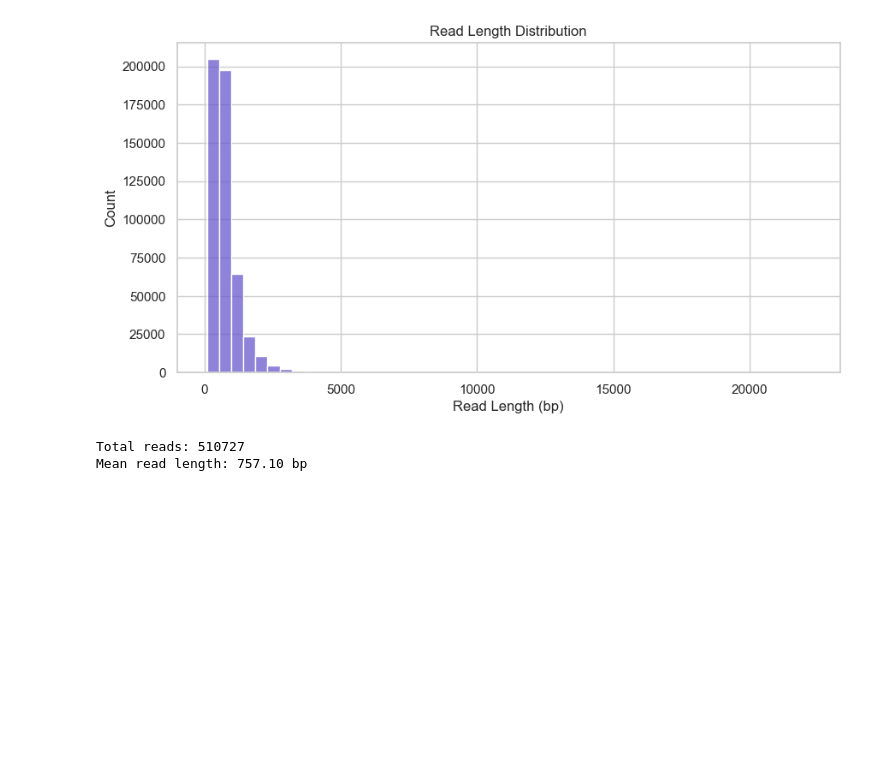
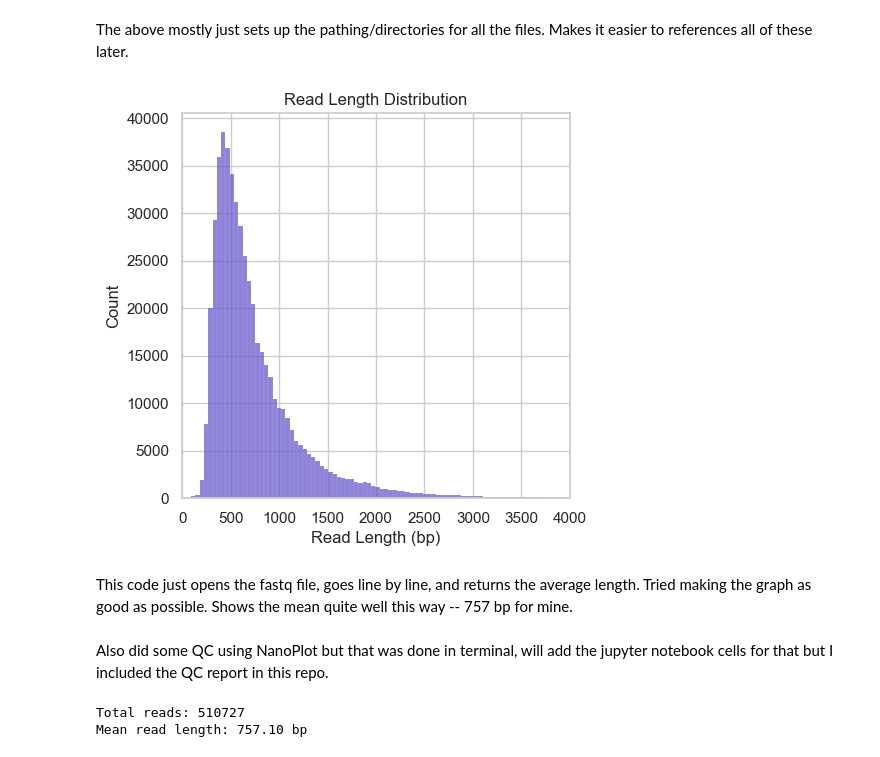
Before and after one commit to 51talcol21/long-read-rna-mouse-brownfat, a Jupyter notebook: notebooks/longread_rnaseq.ipynb, the cells around one changed output. Saved outputs shown, nothing was run; the diff lists cells and outputs as text; code cells hidden in the pictures; blank space fills up the shorter version.

Commit message:
Updated notebook with more info

```diff
--- a/notebooks/longread_rnaseq.ipynb
+++ b/notebooks/longread_rnaseq.ipynb
@@ -39,25 +17,33 @@ BED_FILE = os.path.join(ALIGN_DIR, "aligned.bed")
 SAM_FILE = os.path.join(ALIGN_DIR, "aligned.sam")
 BAM_FILE = os.path.join(ALIGN_DIR, "aligned.bam")
 SORTED_BAM = os.path.join(ALIGN_DIR, "aligned.sorted.bam")
+# %% [markdown]
+The above mostly just sets up the pathing/directories for all the files. Makes it easier to references all of these later.
 # %%
 def read_fastq_lengths(fastq_path):
     lengths = []
     with open(fastq_path, 'r') as f:
         for i, line in enumerate(f):
             if i % 4 == 1:
                 lengths.append(len(line.strip()))
     return lengths
 
 lengths = read_fastq_lengths(FASTQ_FILE)
 
-plt.figure(figsize=(10, 5))
-sns.histplot(lengths, bins=50, color='slateblue')
+plt.figure(figsize=(5, 5))
+sns.histplot(lengths, bins=500, color='slateblue')
 plt.title("Read Length Distribution")
+plt.xlim(0, 4000)
 plt.xlabel("Read Length (bp)")
 plt.ylabel("Count")
 plt.show()
 # %% [output]
-[figure, old version]
+[figure, new version]
+# %% [markdown]
+This code just opens the fastq file, goes line by line, and returns the average length. Tried making the graph as good as possible.
+Shows the mean quite well this way -- 757 bp for mine.
+# %% [markdown]
+Also did some QC using NanoPlot but that was done in terminal, will add the jupyter notebook cells for that but I included the QC report in this repo.
 # %%
 print(f"Total reads: {len(lengths)}")
 print(f"Mean read length: {sum(lengths)/len(lengths):.2f} bp")
```
Also changed, not shown: parts of 25 cells of this notebook, 1 other file.
